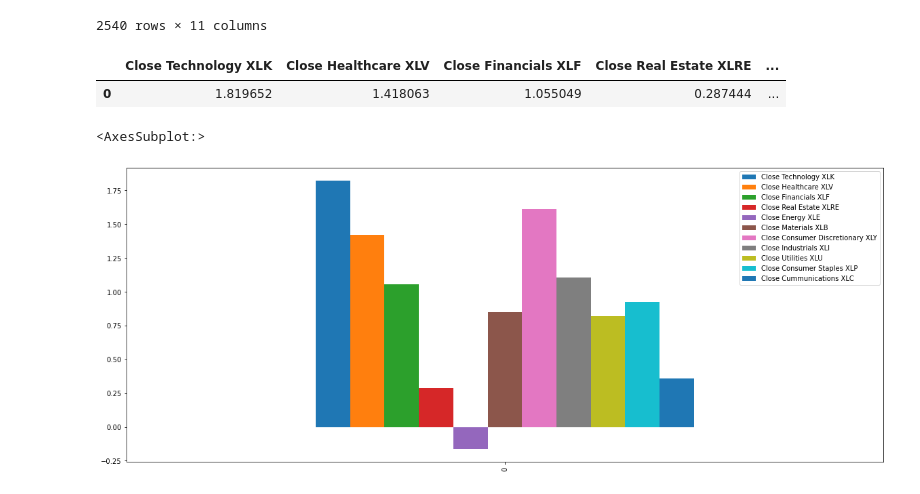
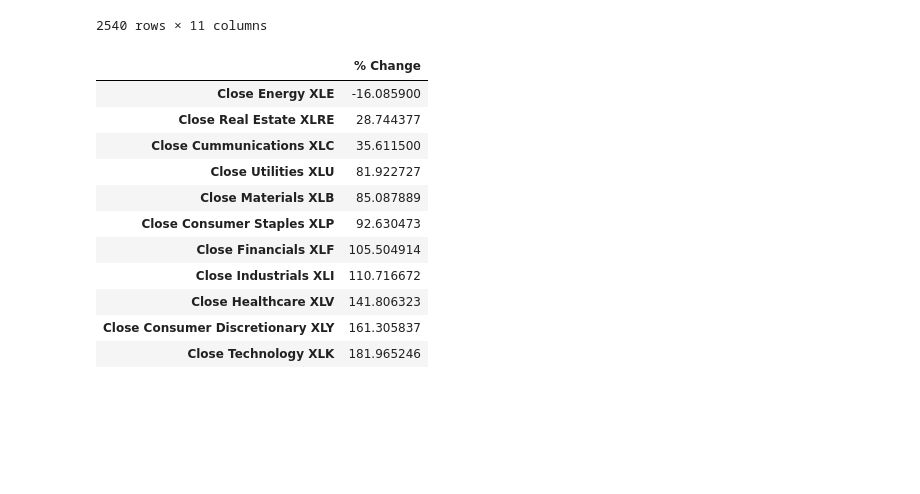
Before and after one commit to dodobirb/Project_2_ETF_Lex_RoboAdvisor, a Jupyter notebook: etfs_imports.ipynb, the cells around one changed output. Cells and saved outputs as stored; diff of their text form; code cells hidden in the pictures; blank space fills up the shorter version.

Commit message:
volatility, risk, risk-return profiles

```diff
--- a/etfs_imports.ipynb
+++ b/etfs_imports.ipynb
@@ -284,14 +288,20 @@ daily_returns_spdr_etfs
 | 2021-01-04 | -0.016305 | -0.004319 | -0.013569 | -0.032276 | ... |
 2540 rows × 11 columns
 # %%
-total_returns_spdr_etfs = pd.DataFrame(daily_returns_spdr_etfs.sum()).transpose()
+total_returns_spdr_etfs = pd.DataFrame(daily_returns_spdr_etfs.sum() * 100).sort_values(0)
+total_returns_spdr_etfs.columns=['% Change']
 
 total_returns_spdr_etfs
 # %% [output]
-|  | Close Technology XLK | Close Healthcare XLV | Close Financials XLF | Close Real Estate XLRE | ... |
-| 0 | 1.819652 | 1.418063 | 1.055049 | 0.287444 | ... |
+|  | % Change |
+| Close Energy XLE | -16.085900 |
+| Close Real Estate XLRE | 28.744377 |
+| Close Cummunications XLC | 35.611500 |
+| Close Utilities XLU | 81.922727 |
+| Close Materials XLB | 85.087889 |
+| Close Consumer Staples XLP | 92.630473 |
+| Close Financials XLF | 105.504914 |
+| Close Industrials XLI | 110.716672 |
+| Close Healthcare XLV | 141.806323 |
+| Close Consumer Discretionary XLY | 161.305837 |
+| Close Technology XLK | 181.965246 |
-# %%
-total_returns_spdr_etfs.plot.bar(figsize=(20, 8))
-# %% [output]
-<AxesSubplot:>
-[figure, removed]
```
Also changed, not shown: parts of 14 cells of this notebook.
